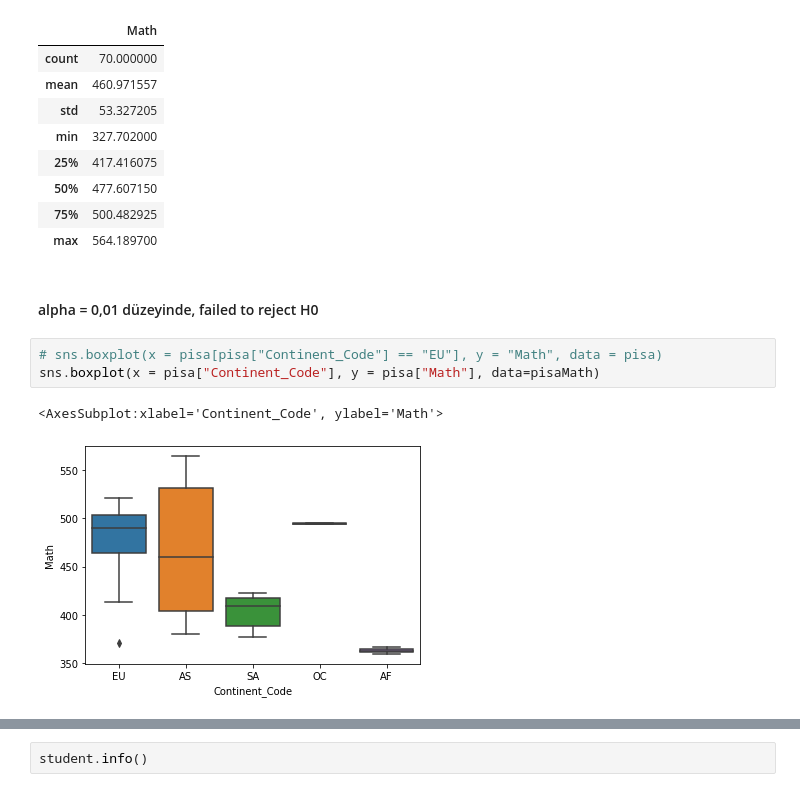
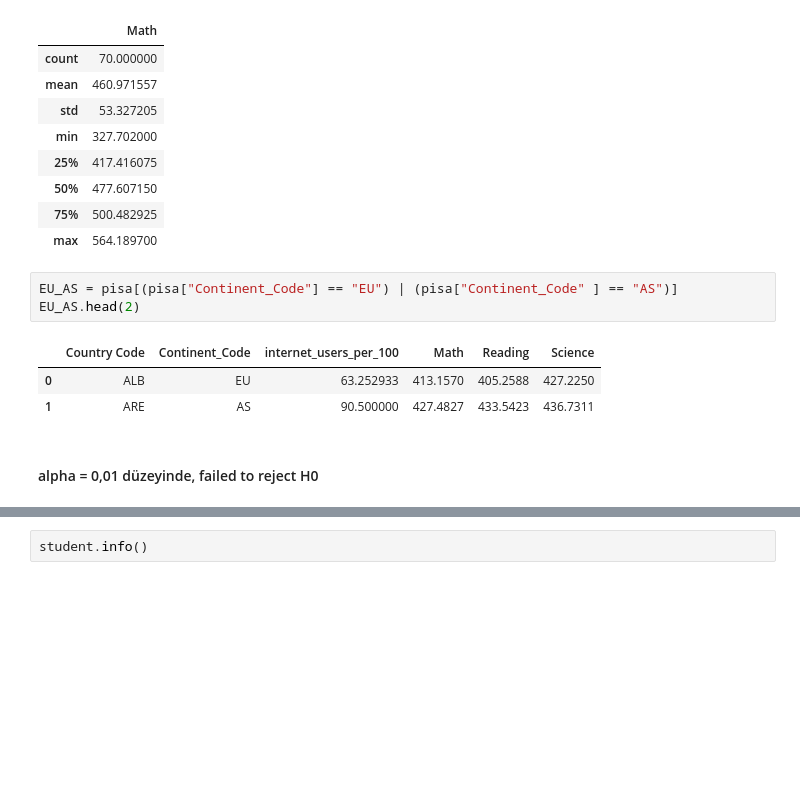
Before and after one commit to selahattintuncer/DS_assignent, a Jupyter notebook: C8124-JackSellow_StatisticAssignment-5.ipynb, the cells around one changed output, grey strips where cells are left out. Cells and saved outputs as stored; diff of their text form; blank space fills up the shorter version.

```diff
--- a/C8124-JackSellow_StatisticAssignment-5.ipynb
+++ b/C8124-JackSellow_StatisticAssignment-5.ipynb
@@ -122,11 +134,12 @@ pisaMath.describe()
 | 50% | 477.607150 |
 | 75% | 500.482925 |
 | max | 564.189700 |
+# %%
+EU_AS = pisa[(pisa["Continent_Code"] == "EU") | (pisa["Continent_Code" ] == "AS")]
+EU_AS.head(2)
+# %% [output]
+|  | Country Code | Continent_Code | internet_users_per_100 | Math | Reading | Science |
+| 0 | ALB | EU | 63.252933 | 413.1570 | 405.2588 | 427.2250 |
+| 1 | ARE | AS | 90.500000 | 427.4827 | 433.5423 | 436.7311 |
 # %% [markdown]
 #### alpha = 0,01 düzeyinde, failed to reject H0
-# %%
-# sns.boxplot(x = pisa[pisa["Continent_Code"] == "EU"], y = "Math", data = pisa)
-sns.boxplot(x = pisa["Continent_Code"], y = pisa["Math"], data=pisaMath)
-# %% [output]
-<AxesSubplot:xlabel='Continent_Code', ylabel='Math'>
-[figure, removed]
```
Also changed, not shown: parts of 19 cells of this notebook, 2 other files.
